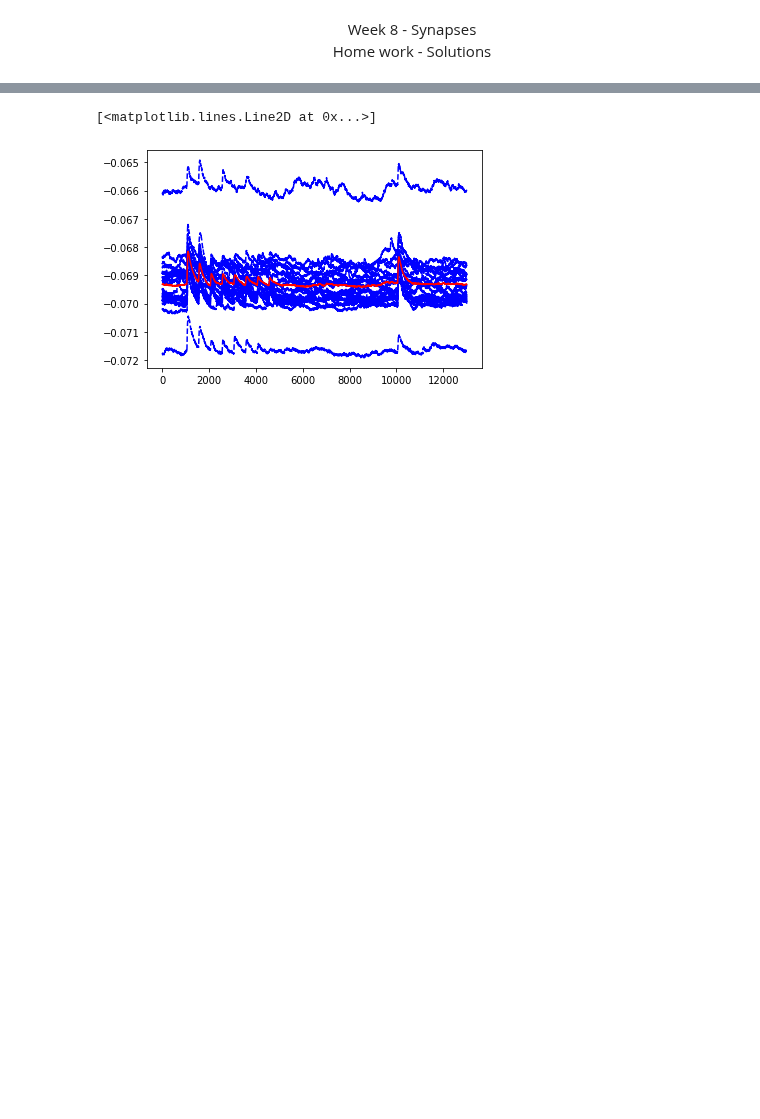
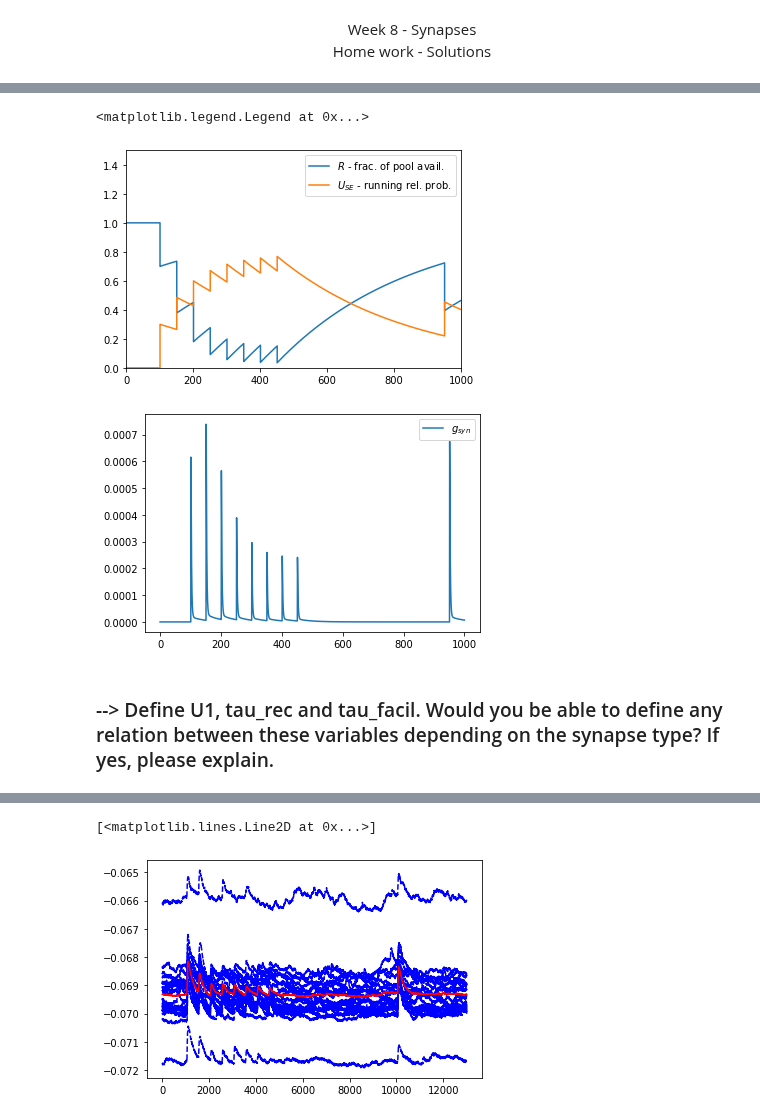
Before and after one commit to GasserElbanna/In-Silico-Neuroscience-Projects, a Jupyter notebook: Week 8/Week8_HomeWork.ipynb, the cells around one changed output, grey strips where cells are left out. Cells and saved outputs as stored; diff of their text form; code cells hidden in the pictures; blank space fills up the shorter version.

```diff
--- a/Week 8/Week8_HomeWork.ipynb
+++ b/Week 8/Week8_HomeWork.ipynb
@@ -178,0 +234,16 @@ synapse.tau_facil = ?? # ms - relaxation from facilitation
+# %%
+plt.figure()
+plt.plot(time, R_syn, label='$R$ - frac. of pool avail.')
+plt.plot(time, Use_syn, label='$U_{SE}$ - running rel. prob.')
+plt.legend()
+plt.axis([0,1000,0,1.5])
+
+plt.figure()
+plt.plot(time, g_syn, label="$g_{syn}$")
+plt.legend()
+# %% [output]
+<matplotlib.legend.Legend at 0x...>
+[figure, added]
+[figure, added]
+# %% [markdown]
+### --> Define U1, tau_rec and tau_facil. Would you be able to define any relation between these variables depending on the synapse type? If yes, please explain.
```
Also changed, not shown: parts of 64 cells of this notebook, 4 other files.
